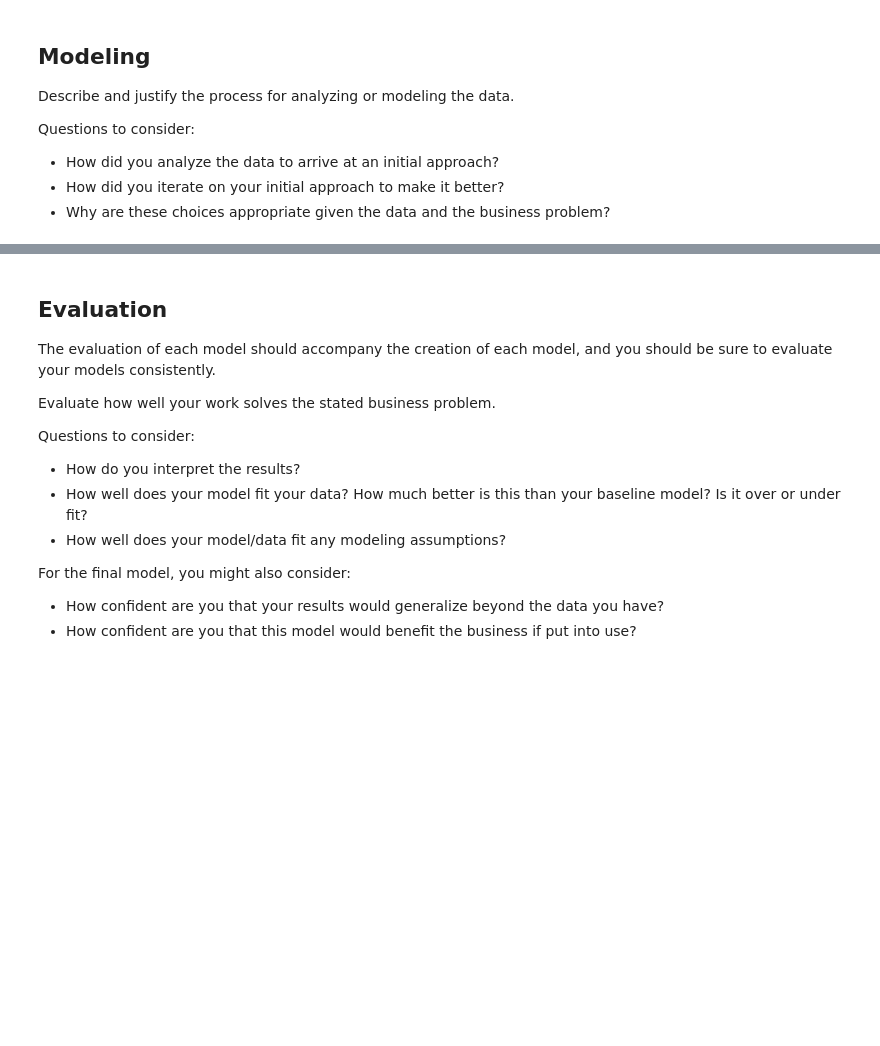
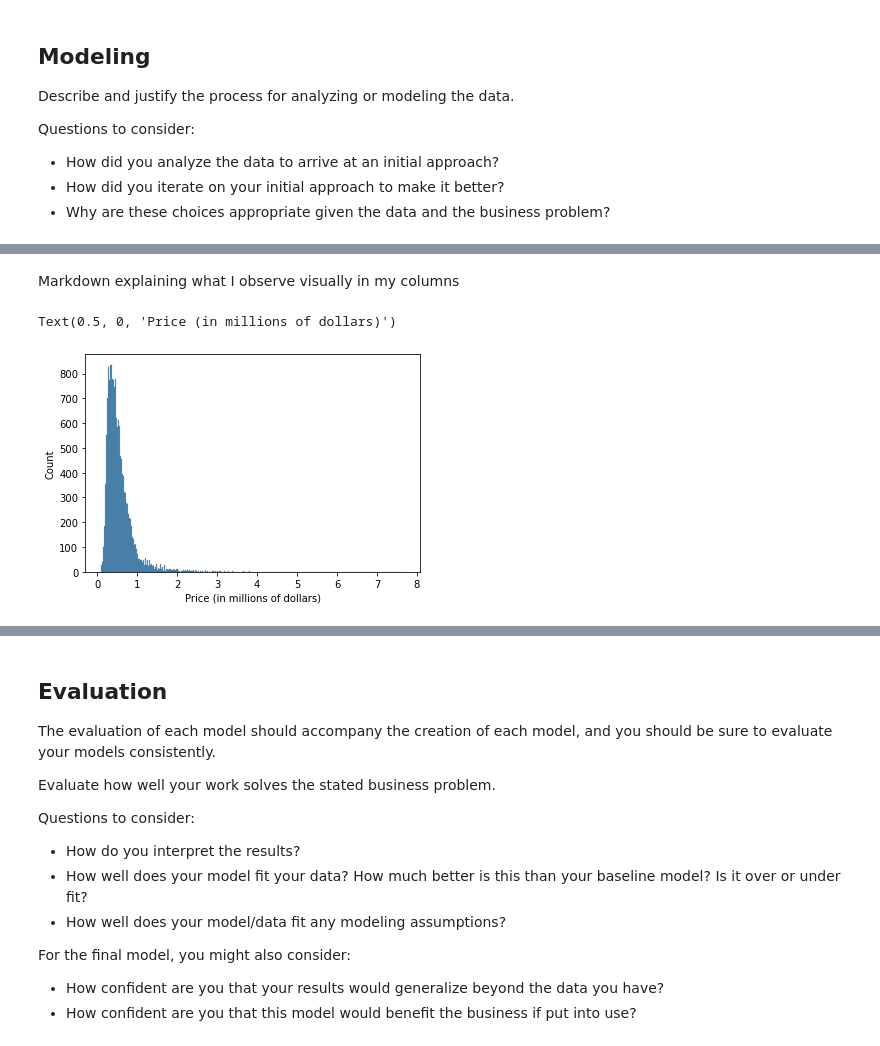
Before and after one commit to garrettwilliams90/Housing_Analysis, a Jupyter notebook: Notebooks/Garrett/Project2_Garrett.ipynb, the cells around one changed output, grey strips where cells are left out. Saved outputs shown, nothing was run; the diff lists cells and outputs as text; code cells hidden in the pictures; blank space fills up the shorter version.

```diff
--- a/Notebooks/Garrett/Project2_Garrett.ipynb
+++ b/Notebooks/Garrett/Project2_Garrett.ipynb
@@ -195,0 +391,9 @@ Questions to consider:
+# %% [markdown]
+Markdown explaining what I observe visually in my columns
+# %%
+#Do want to explore my target
+sns.histplot(y_train/1000000)
+plt.xlabel('Price (in millions of dollars)');
+# %% [output]
+Text(0.5, 0, 'Price (in millions of dollars)')
+[figure, added]
```
Also changed, not shown: parts of 34 cells of this notebook.
